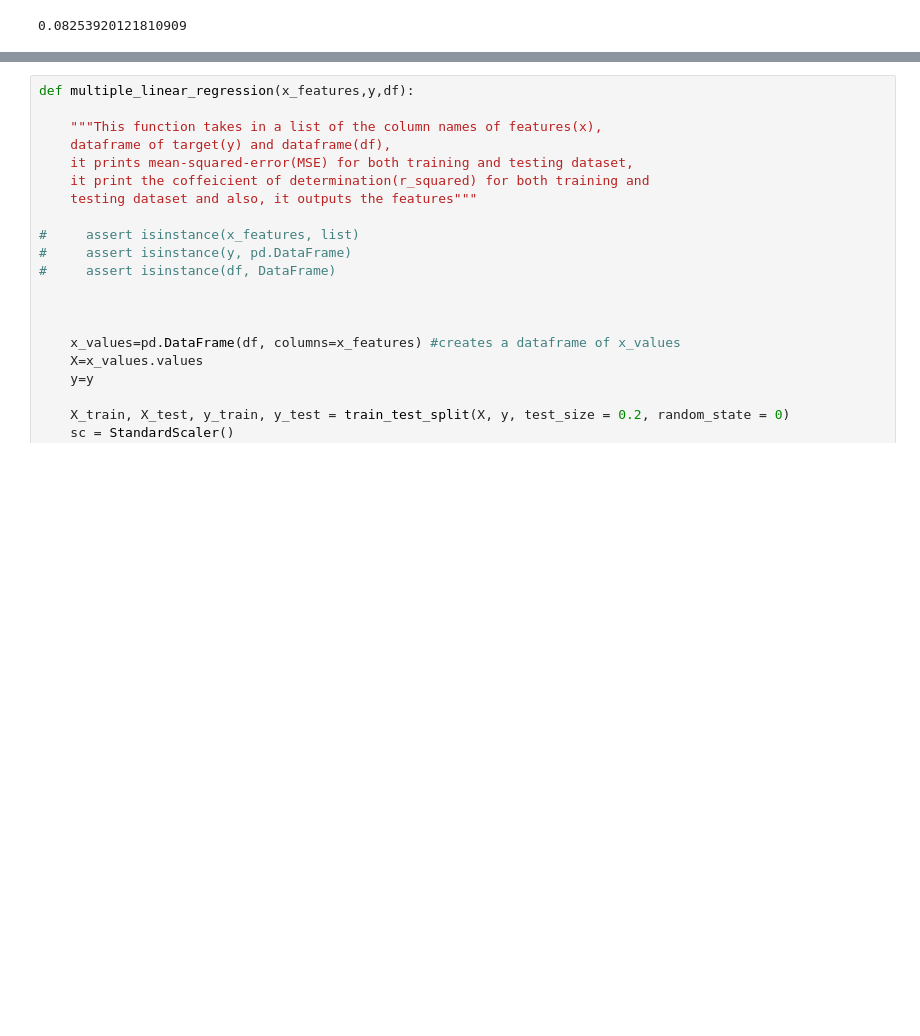
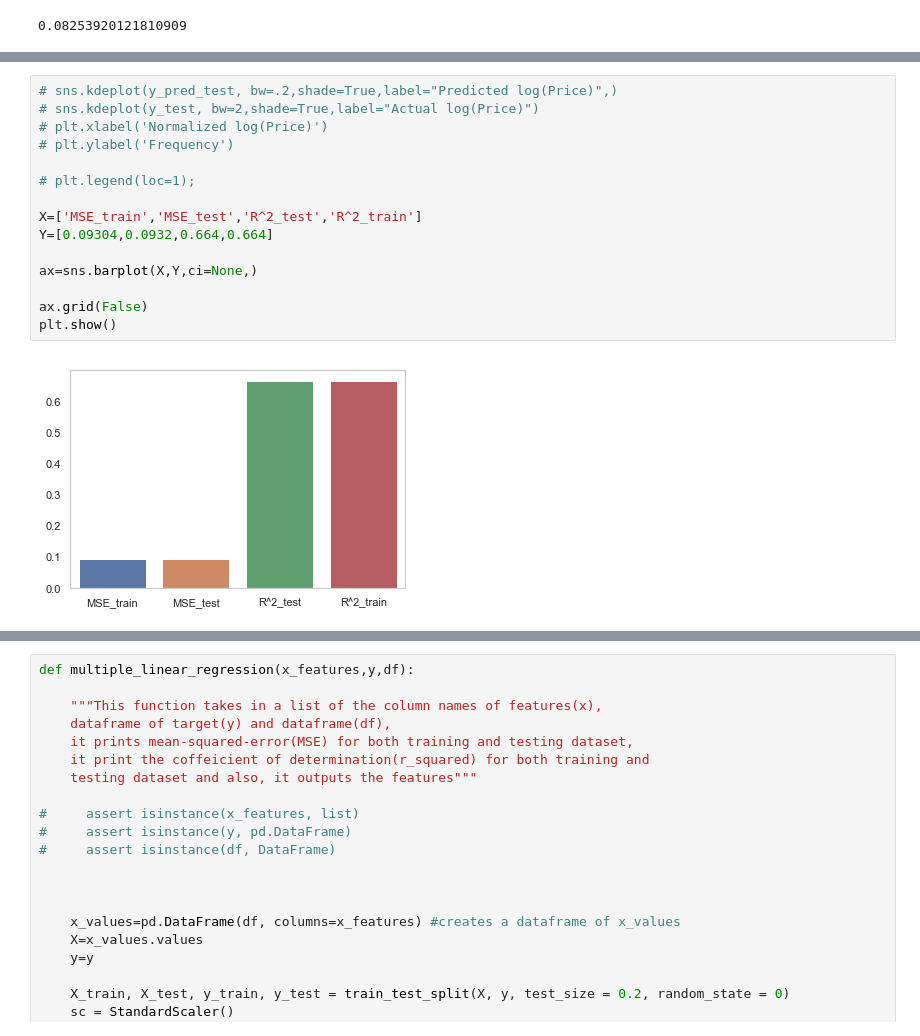
Before and after one commit to HunterEwing/dsc-v2-mod1-final-project-seattle-ds-080519, a Jupyter notebook: student_Henok.ipynb, the cells around one changed output, grey strips where cells are left out. Saved outputs shown, nothing was run; the diff lists cells and outputs as text; blank space fills up the shorter version.

```diff
--- a/student_Henok.ipynb
+++ b/student_Henok.ipynb
@@ -1271,0 +1256,17 @@ X_train.tolist()
+# %%
+# sns.kdeplot(y_pred_test, bw=.2,shade=True,label="Predicted log(Price)",)
+# sns.kdeplot(y_test, bw=2,shade=True,label="Actual log(Price)")
+# plt.xlabel('Normalized log(Price)')
+# plt.ylabel('Frequency')
+
+# plt.legend(loc=1);
+
+X=['MSE_train','MSE_test','R^2_test','R^2_train']
+Y=[0.09304,0.0932,0.664,0.664]
+
+ax=sns.barplot(X,Y,ci=None,)
+
+ax.grid(False)
+plt.show()
+# %% [output]
+[figure, added]
```
Also changed, not shown: parts of 20 cells of this notebook.
